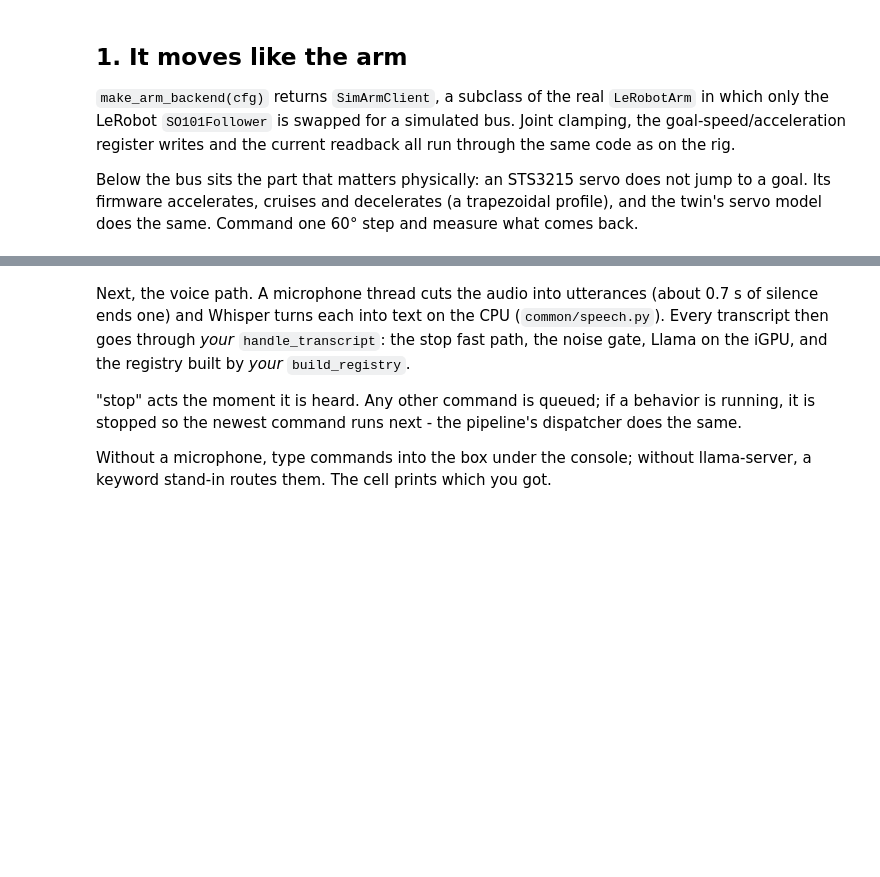
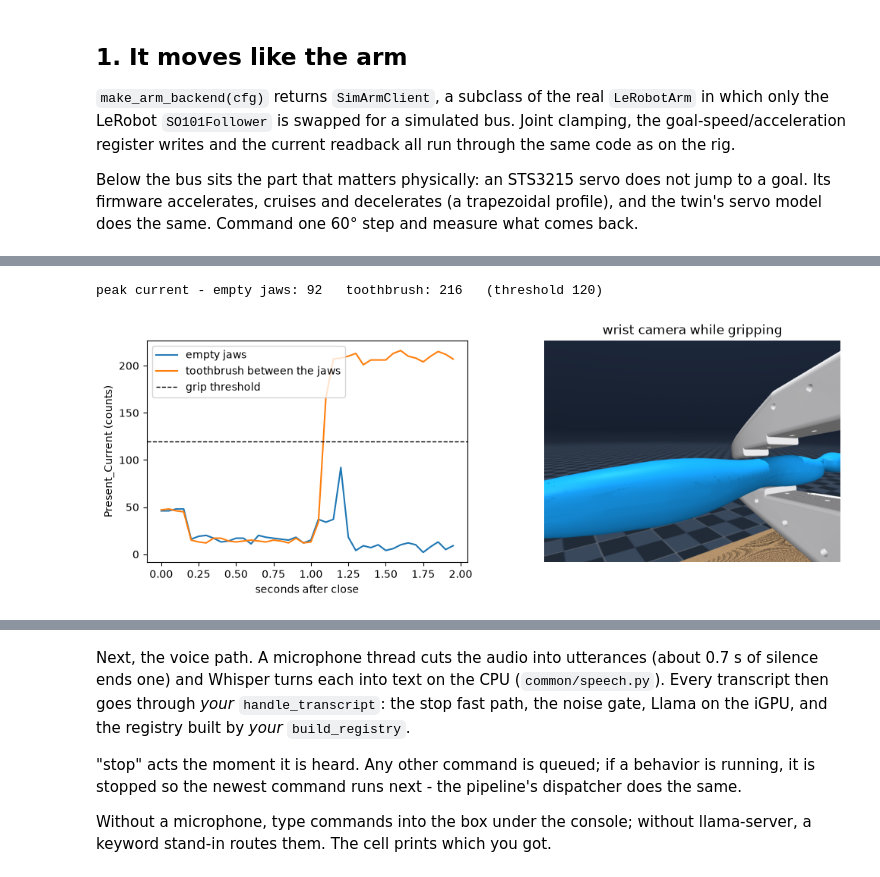
Before and after one commit to ThomasGmeinder/embedded-x86-ai, a Jupyter notebook: workshops/vvla-pipeline/workshop/notebooks/03_integration/02_digital_twin.ipynb, the cells around one changed output, grey strips where cells are left out. Cells and saved outputs as stored; diff of their text form; code cells hidden in the pictures; blank space fills up the shorter version.

```diff
--- a/workshops/vvla-pipeline/workshop/notebooks/03_integration/02_digital_twin.ipynb
+++ b/workshops/vvla-pipeline/workshop/notebooks/03_integration/02_digital_twin.ipynb
@@ -155,43 +168,46 @@ empty and once on the cube, and compare against the threshold.
 # %%
 from common.motion import GRIPPER_CLOSED_FLOOR
 
 
-def squeeze(with_cube, seconds=2.0, hz=20):
-    """Open at PRESENT, (place the cube), close to the floor; return the current trace."""
+def squeeze(with_object, seconds=2.0, hz=20):
+    """Open at PRESENT, optionally place the toothbrush, then return the current trace."""
     arm.go_to({**PRESENT, "gripper": 85.0})
     time.sleep(1.0)
-    if with_cube:
-        world.stage_object("cube", PRESENT)
+    if with_object:
+        world.stage_object("toothbrush", PRESENT)
     else:
-        world.hide("cube")
+        world.hide("toothbrush")
     arm.send_joints({"gripper": GRIPPER_CLOSED_FLOOR})
     trace = []
     for _ in range(int(seconds * hz)):
         time.sleep(1.0 / hz)
         trace.append(arm.get_gripper_load() or 0.0)
     _, img = wrist.read(fresh=True)
     arm.go_to({"gripper": 85.0})  # let go
     return np.array(trace), img
 
 
-empty, _ = squeeze(with_cube=False)
-held, held_view = squeeze(with_cube=True)
-print(f"peak current - empty jaws: {empty.max():.0f}   cube: {held.max():.0f}   (threshold {LOAD_THRESHOLD})")
+empty, _ = squeeze(with_object=False)
+held, held_view = squeeze(with_object=True)
+print(f"peak current - empty jaws: {empty.max():.0f}   toothbrush: {held.max():.0f}   (threshold {LOAD_THRESHOLD})")
 
 fig, (ax, ax_img) = plt.subplots(1, 2, figsize=(12, 3.8))
 t = np.arange(len(held)) / 20
 ax.plot(t, empty, label="empty jaws")
-ax.plot(t, held, label="cube between the jaws")
+ax.plot(t, held, label="toothbrush between the jaws")
 ax.axhline(LOAD_THRESHOLD, color="k", ls="--", lw=1, label="grip threshold")
 ax.set_xlabel("seconds after close")
 ax.set_ylabel("Present_Current (counts)")
 ax.legend()
 ax_img.imshow(cv2.cvtColor(held_view, cv2.COLOR_BGR2RGB))
 ax_img.set_title("wrist camera while gripping")
 ax_img.axis("off")
 plt.show()
-world.place("cube", world.model.body("cube").pos)  # back on the table for the next section
+world.place("toothbrush", world.model.body("toothbrush").pos)  # back on the table
 arm.go_to_rest()
+# %% [output]
+peak current - empty jaws: 92   toothbrush: 216   (threshold 120)
+[figure, added]
 # %% [markdown]
 ## 4. Control the digital twin
 
```
Also changed, not shown: parts of 11 cells of this notebook, 28 other files.
